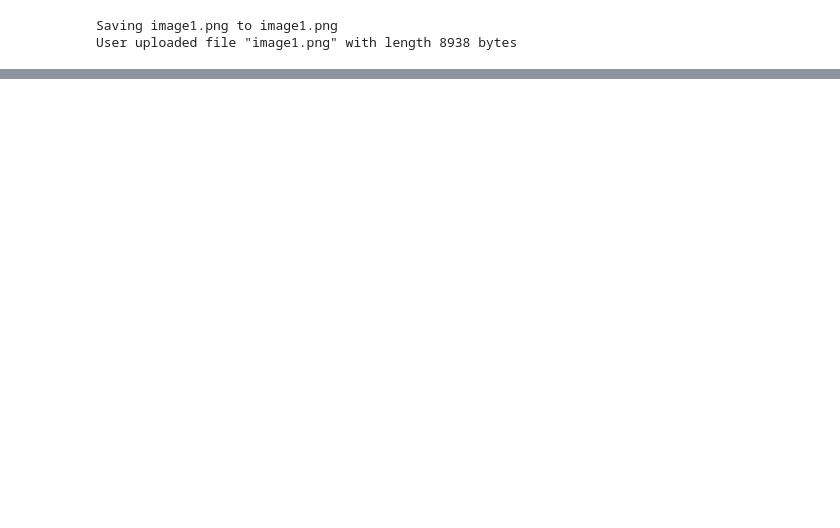
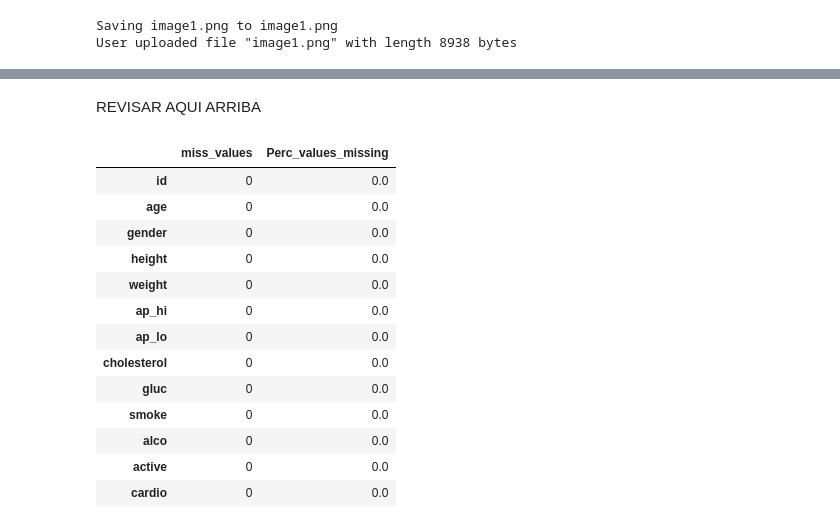
Before and after one commit to Psychraft/Big-Data-Project, a Jupyter notebook: Final_Project_Big_Data_Analysis.ipynb, the cells around one changed output, grey strips where cells are left out. Cells and saved outputs as stored; diff of their text form; code cells hidden in the pictures; blank space fills up the shorter version.

```diff
--- a/Final_Project_Big_Data_Analysis.ipynb
+++ b/Final_Project_Big_Data_Analysis.ipynb
@@ -217,0 +254,29 @@ NameError: ignored
+# %% [markdown]
+REVISAR AQUI ARRIBA
+# %%
+#Part about checking the quality fo the data is to know if there are some NOT APPLICABLE values but this dataset has no such observations. Lets create a table where with missing data
+miss_values=Cardio_disease2.isnull().sum() # missing values
+
+Perc_values_missing = Cardio_disease2.isnull().sum()/Cardio_disease2.shape[0]*100 # missing value %
+
+value = {
+    'miss_values':miss_values,
+    'Perc_values_missing':Perc_values_missing
+}
+frame=pd.DataFrame(value)
+frame
+# %% [output]
+|  | miss_values | Perc_values_missing |
+| id | 0 | 0.0 |
+| age | 0 | 0.0 |
+| gender | 0 | 0.0 |
+| height | 0 | 0.0 |
+| weight | 0 | 0.0 |
+| ap_hi | 0 | 0.0 |
+| ap_lo | 0 | 0.0 |
+| cholesterol | 0 | 0.0 |
+| gluc | 0 | 0.0 |
+| smoke | 0 | 0.0 |
+| alco | 0 | 0.0 |
+| active | 0 | 0.0 |
+| cardio | 0 | 0.0 |
```
Also changed, not shown: parts of 16 cells of this notebook.
